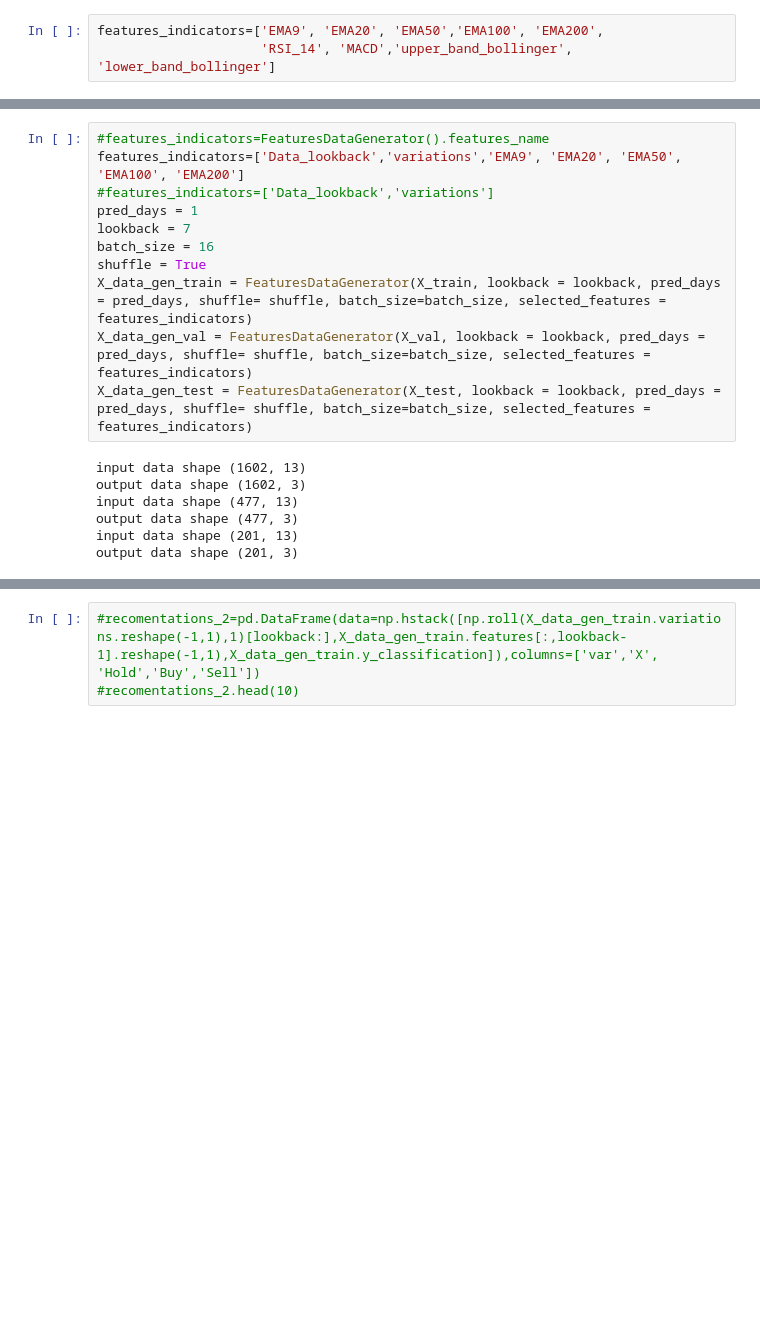
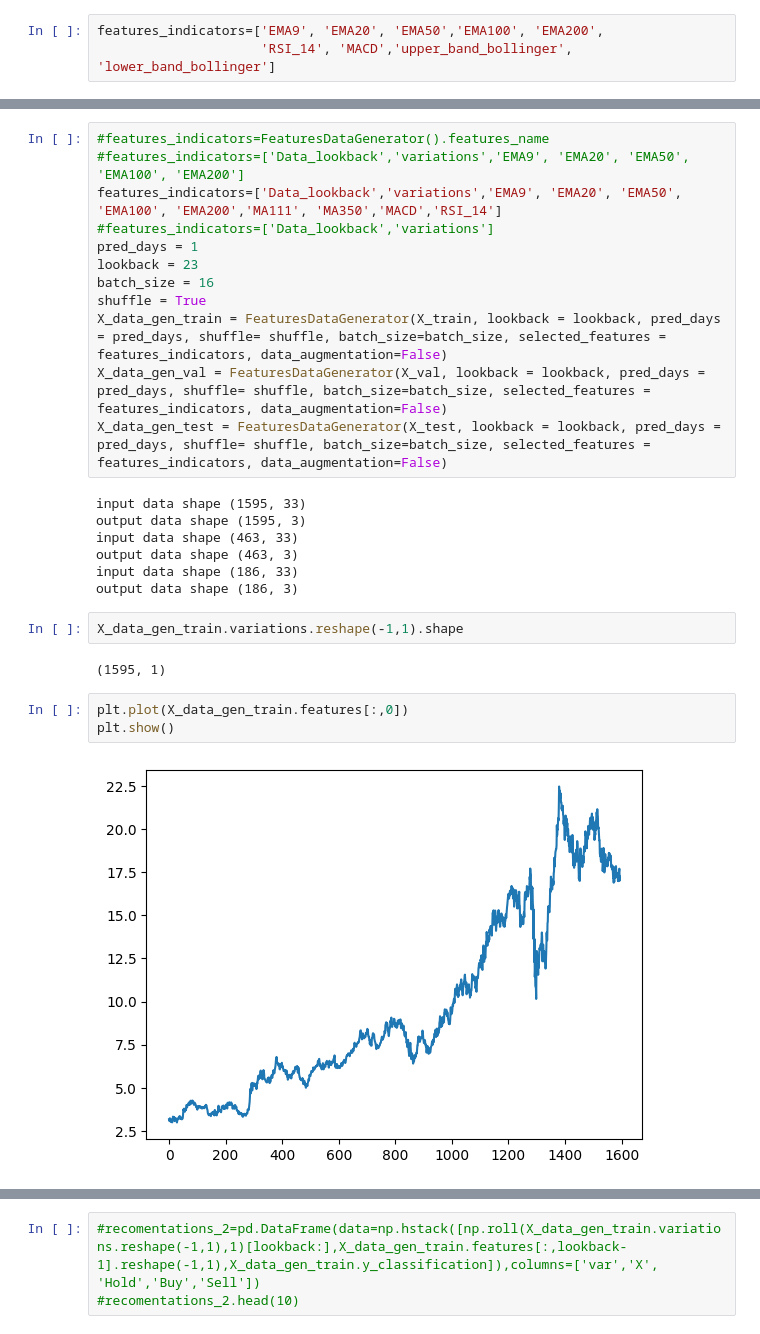
Before and after one commit to brunoodutra/Time_Series_Forecast, a Jupyter notebook: acoes/stock_classification.ipynb, the cells around one changed output, grey strips where cells are left out. Saved outputs shown, nothing was run; the diff lists cells and outputs as text; blank space fills up the shorter version.

```diff
--- a/acoes/stock_classification.ipynb
+++ b/acoes/stock_classification.ipynb
@@ -825,18 +891,28 @@ invalid value encountered in divide
 # %%
 #features_indicators=FeaturesDataGenerator().features_name
-features_indicators=['Data_lookback','variations','EMA9', 'EMA20', 'EMA50', 'EMA100', 'EMA200']
+#features_indicators=['Data_lookback','variations','EMA9', 'EMA20', 'EMA50', 'EMA100', 'EMA200']
+features_indicators=['Data_lookback','variations','EMA9', 'EMA20', 'EMA50', 'EMA100', 'EMA200','MA111', 'MA350','MACD','RSI_14']
 #features_indicators=['Data_lookback','variations']
 pred_days = 1
-lookback = 7
+lookback = 23
 batch_size = 16
 shuffle = True
-X_data_gen_train = FeaturesDataGenerator(X_train, lookback = lookback, pred_days = pred_days, shuffle= shuffle, batch_size=batch_size, selected_features = features_indicators)
-X_data_gen_val = FeaturesDataGenerator(X_val, lookback = lookback, pred_days = pred_days, shuffle= shuffle, batch_size=batch_size, selected_features = features_indicators)
-X_data_gen_test = FeaturesDataGenerator(X_test, lookback = lookback, pred_days = pred_days, shuffle= shuffle, batch_size=batch_size, selected_features = features_indicators)
+X_data_gen_train = FeaturesDataGenerator(X_train, lookback = lookback, pred_days = pred_days, shuffle= shuffle, batch_size=batch_size, selected_features = features_indicators, data_augmentation=False)
+X_data_gen_val = FeaturesDataGenerator(X_val, lookback = lookback, pred_days = pred_days, shuffle= shuffle, batch_size=batch_size, selected_features = features_indicators, data_augmentation=False)
+X_data_gen_test = FeaturesDataGenerator(X_test, lookback = lookback, pred_days = pred_days, shuffle= shuffle, batch_size=batch_size, selected_features = features_indicators, data_augmentation=False)
 # %% [output]
-input data shape (1602, 13)
-output data shape (1602, 3)
-input data shape (477, 13)
-output data shape (477, 3)
-input data shape (201, 13)
-output data shape (201, 3)
+input data shape (1595, 33)
+output data shape (1595, 3)
+input data shape (463, 33)
+output data shape (463, 3)
+input data shape (186, 33)
+output data shape (186, 3)
+# %%
+X_data_gen_train.variations.reshape(-1,1).shape
+# %% [output]
+(1595, 1)
+# %%
+plt.plot(X_data_gen_train.features[:,0])
+plt.show()
+# %% [output]
+[figure, added]
```
Also changed, not shown: parts of 54 cells of this notebook.
